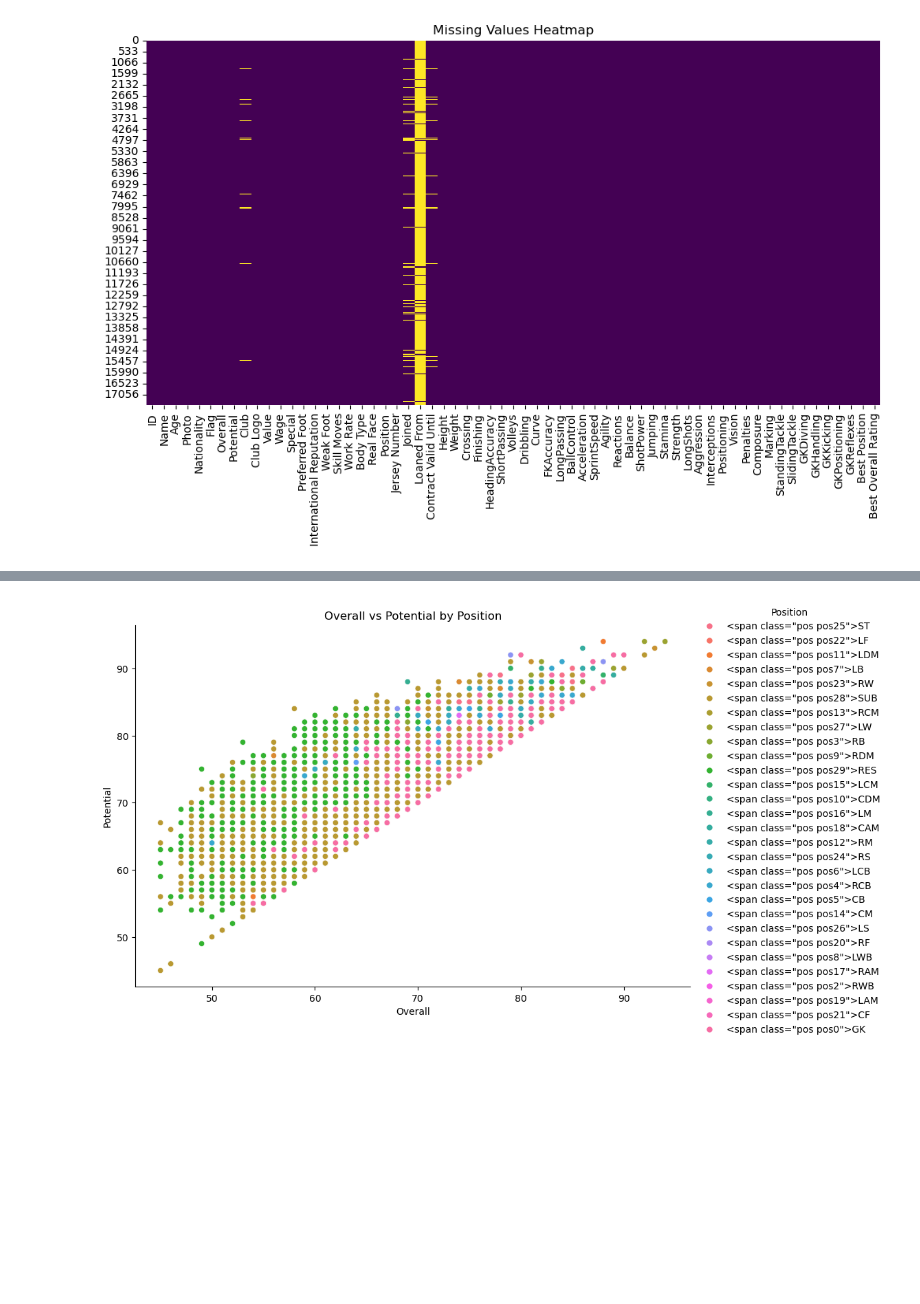
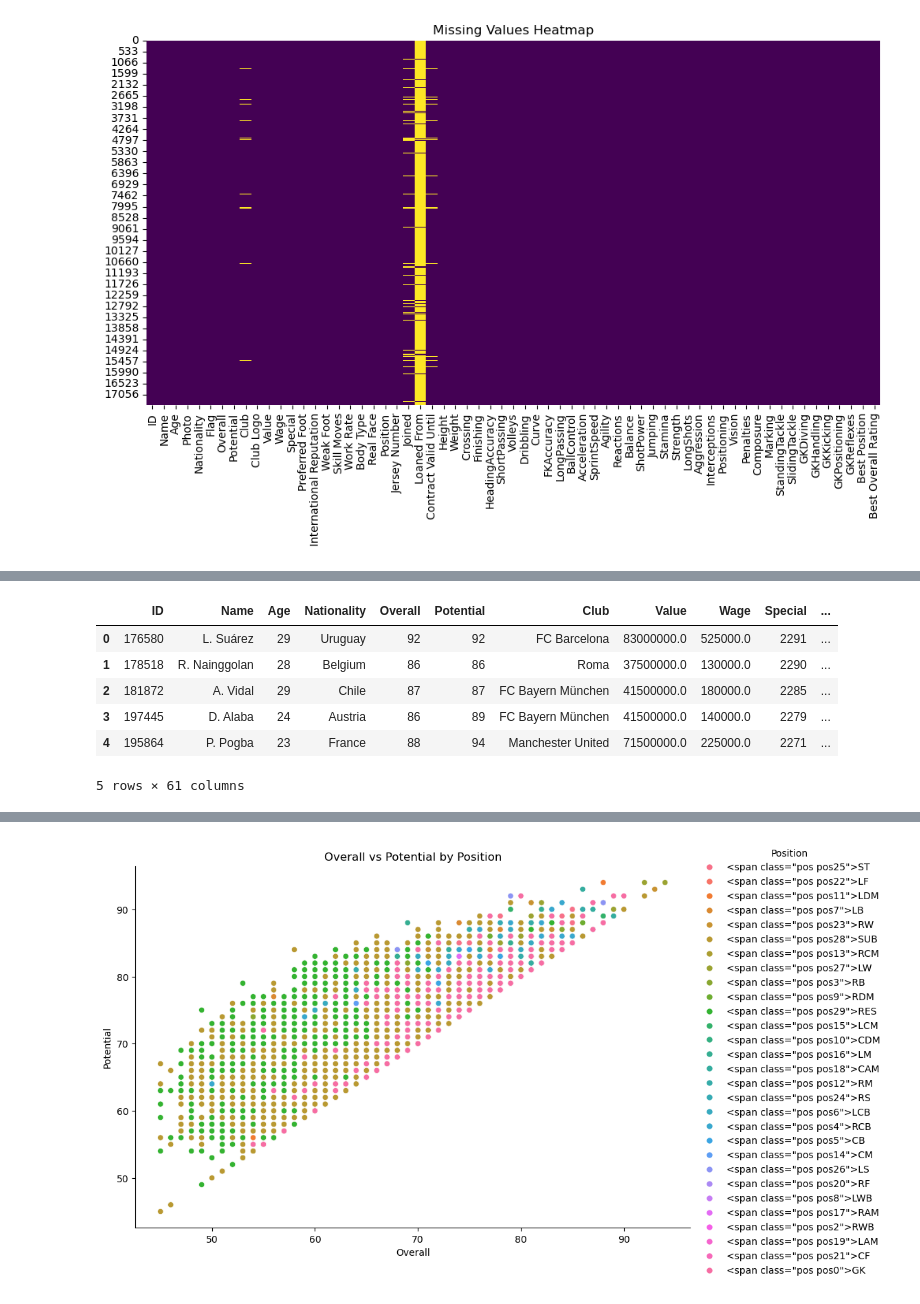
Before and after one commit to N1KH1LT0X1N/Plotting, a Jupyter notebook: eda.ipynb, the cells around one changed output, grey strips where cells are left out. Cells and saved outputs as stored; diff of their text form; code cells hidden in the pictures; blank space fills up the shorter version.

```diff
--- a/eda.ipynb
+++ b/eda.ipynb
@@ -183,0 +210,6 @@ plt.show()
+# %%
+#dropping columns that are not useful for analysis
+#these columns are images and logos links which do not add value to the analysis
+col = ['Photo','Flag','Club Logo']
+fifa = pandas_df.drop(columns = col, axis = 1)
+fifa.shape
@@ -183,0 +228,11 @@ plt.show()
+# %%
+#Clean position column
+import re
+
+pattern = re.compile(r">([^<]+)$")  # capture everything between > and <
+
+fifa["Position_clean"] = fifa["Position"].apply(
+    lambda x: pattern.search(str(x)).group(1) if pd.notna(x) and pattern.search(str(x)) else None
+)
+
+print(fifa[["Position", "Position_clean", "Best Position"]].head(10))
@@ -183,0 +269,36 @@ plt.show()
+# %%
+#Convert value and wage to numeric
+def convert(df_value):
+    try:
+        # If already a float or int, return as is
+        if isinstance(df_value, (float, int)):
+            return df_value
+        # If not a string, return 0
+        if not isinstance(df_value, str):
+            return 0
+        # Remove currency symbol and commas
+        s = df_value.replace('€', '').replace(',', '').strip().upper()
+        if s == '':
+            return 0
+        # Handle suffix
+        if s[-1] == 'M':
+            value = float(s[:-1]) * 1_000_000
+        elif s[-1] == 'K':
+            value = float(s[:-1]) * 1_000
+        else:
+            value = float(s)
+    except Exception:
+        value = 0
+    return value
+
+fifa['Value'] = fifa['Value'].apply(convert)
+fifa['Wage'] = fifa['Wage'].apply(convert)
+fifa.head()
+# %% [output]
+|  | ID | Name | Age | Nationality | Overall | Potential | Club | Value | Wage | Special | ... |
+| 0 | 176580 | L. Suárez | 29 | Uruguay | 92 | 92 | FC Barcelona | 83000000.0 | 525000.0 | 2291 | ... |
+| 1 | 178518 | R. Nainggolan | 28 | Belgium | 86 | 86 | Roma | 37500000.0 | 130000.0 | 2290 | ... |
+| 2 | 181872 | A. Vidal | 29 | Chile | 87 | 87 | FC Bayern München | 41500000.0 | 180000.0 | 2285 | ... |
+| 3 | 197445 | D. Alaba | 24 | Austria | 86 | 89 | FC Bayern München | 41500000.0 | 140000.0 | 2279 | ... |
+| 4 | 195864 | P. Pogba | 23 | France | 88 | 94 | Manchester United | 71500000.0 | 225000.0 | 2271 | ... |
+5 rows × 61 columns
```
Also changed, not shown: parts of 22 cells of this notebook.
